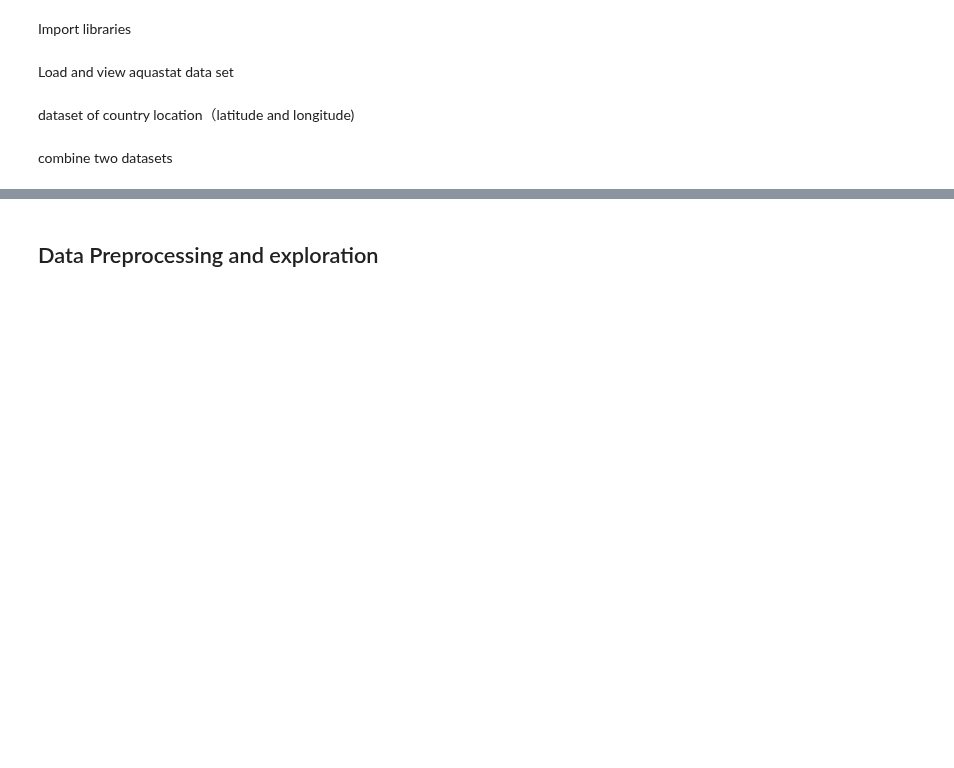
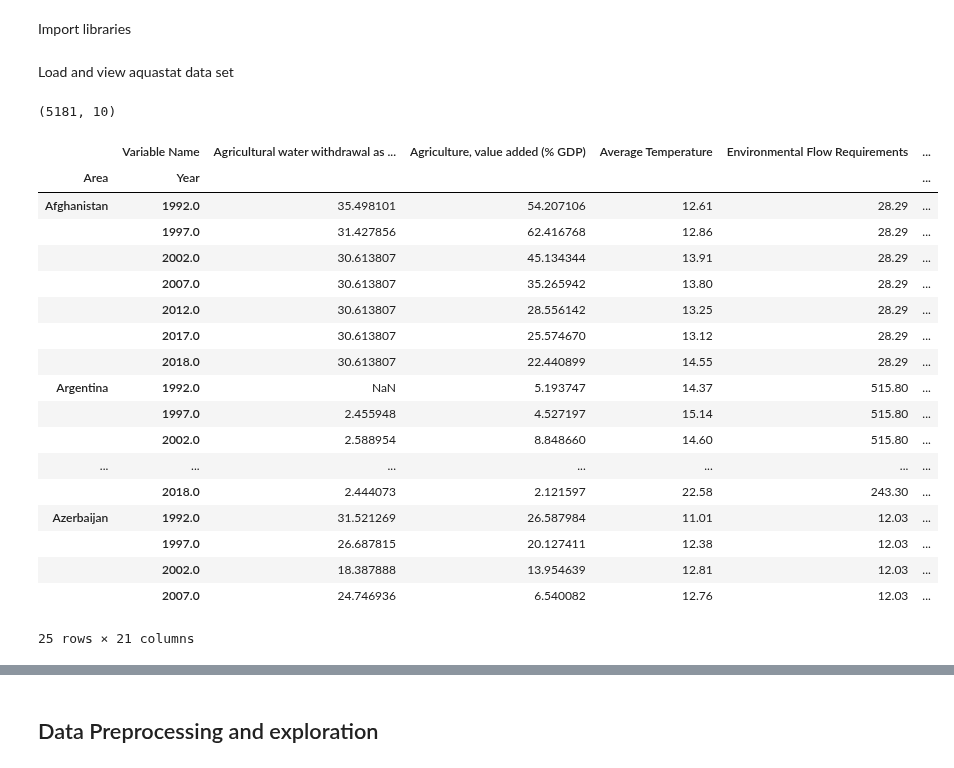
Before and after one commit to karlpolak/MDA-project, a Jupyter notebook: Water Shortage.ipynb, the cells around one changed output, grey strips where cells are left out. Drawn from its saved outputs; the diff is of its cells as text; code cells hidden in the pictures; blank space fills up the shorter version.

```diff
--- a/Water Shortage.ipynb
+++ b/Water Shortage.ipynb
@@ -12,8 +19,11 @@ import warnings
 # %% [markdown]
 Load and view aquastat data set
 # %%
-data = pd.read_csv('https://mda-project-poland.s3.eu-west-3.amazonaws.com/aquastat_data.csv')
-data = data.pivot_table(index = "Area", columns = "Variable Name", values= "Value")
-data.head()
+df = pd.read_csv('https://mda-project-poland.s3.eu-west-3.amazonaws.com/ultimate+aquastat+(flat).csv')
+df_GDP = pd.read_csv('https://mda-project-poland.s3.eu-west-3.amazonaws.com/GDP.csv')
+df.shape
+#data = pd.read_csv('https://mda-project-poland.s3.eu-west-3.amazonaws.com/aquastat_data.csv')
+#data = data.pivot_table(index = "Area", columns = "Variable Name", values= "Value")
+#data.head()
+# %% [output]
+(5181, 10)
-# %% [markdown]
-dataset of country location（latitude and longitude)
@@ -23,2 +29,0 @@ location.head()
-# %% [markdown]
-combine two datasets
@@ -29,0 +30,28 @@ data
+# %%
+table=pd.pivot_table(data=df,values='Value',index=['Area','Year'],columns='Variable Name') # is used for Time Series Analysis
+GDP_table = pd.pivot_table(data=df_GDP,values='Value',index=['Area','Year'],columns='Variable Name')
+
+table = table.merge(GDP_table, how='inner', on=['Area','Year'])
+table.head(25)
+#location=pd.read_csv('https://mda-project-poland.s3.eu-west-3.amazonaws.com/location.csv',usecols=[ "Area","Latitude","Longitude"])
+#location.head()
+# %% [output]
+|  | Variable Name | Agricultural water withdrawal as ... | Agriculture, value added (% GDP) | Average Temperature | Environmental Flow Requirements | ... |
+| Area | Year |  |  |  |  | ... |
+| Afghanistan | 1992.0 | 35.498101 | 54.207106 | 12.61 | 28.29 | ... |
+|  | 1997.0 | 31.427856 | 62.416768 | 12.86 | 28.29 | ... |
+|  | 2002.0 | 30.613807 | 45.134344 | 13.91 | 28.29 | ... |
+|  | 2007.0 | 30.613807 | 35.265942 | 13.80 | 28.29 | ... |
+|  | 2012.0 | 30.613807 | 28.556142 | 13.25 | 28.29 | ... |
+|  | 2017.0 | 30.613807 | 25.574670 | 13.12 | 28.29 | ... |
+|  | 2018.0 | 30.613807 | 22.440899 | 14.55 | 28.29 | ... |
+| Argentina | 1992.0 | NaN | 5.193747 | 14.37 | 515.80 | ... |
+|  | 1997.0 | 2.455948 | 4.527197 | 15.14 | 515.80 | ... |
+|  | 2002.0 | 2.588954 | 8.848660 | 14.60 | 515.80 | ... |
+| ... | ... | ... | ... | ... | ... | ... |
+|  | 2018.0 | 2.444073 | 2.121597 | 22.58 | 243.30 | ... |
+| Azerbaijan | 1992.0 | 31.521269 | 26.587984 | 11.01 | 12.03 | ... |
+|  | 1997.0 | 26.687815 | 20.127411 | 12.38 | 12.03 | ... |
+|  | 2002.0 | 18.387888 | 13.954639 | 12.81 | 12.03 | ... |
+|  | 2007.0 | 24.746936 | 6.540082 | 12.76 | 12.03 | ... |
+25 rows × 21 columns
```
Also changed, not shown: parts of 47 cells of this notebook.
